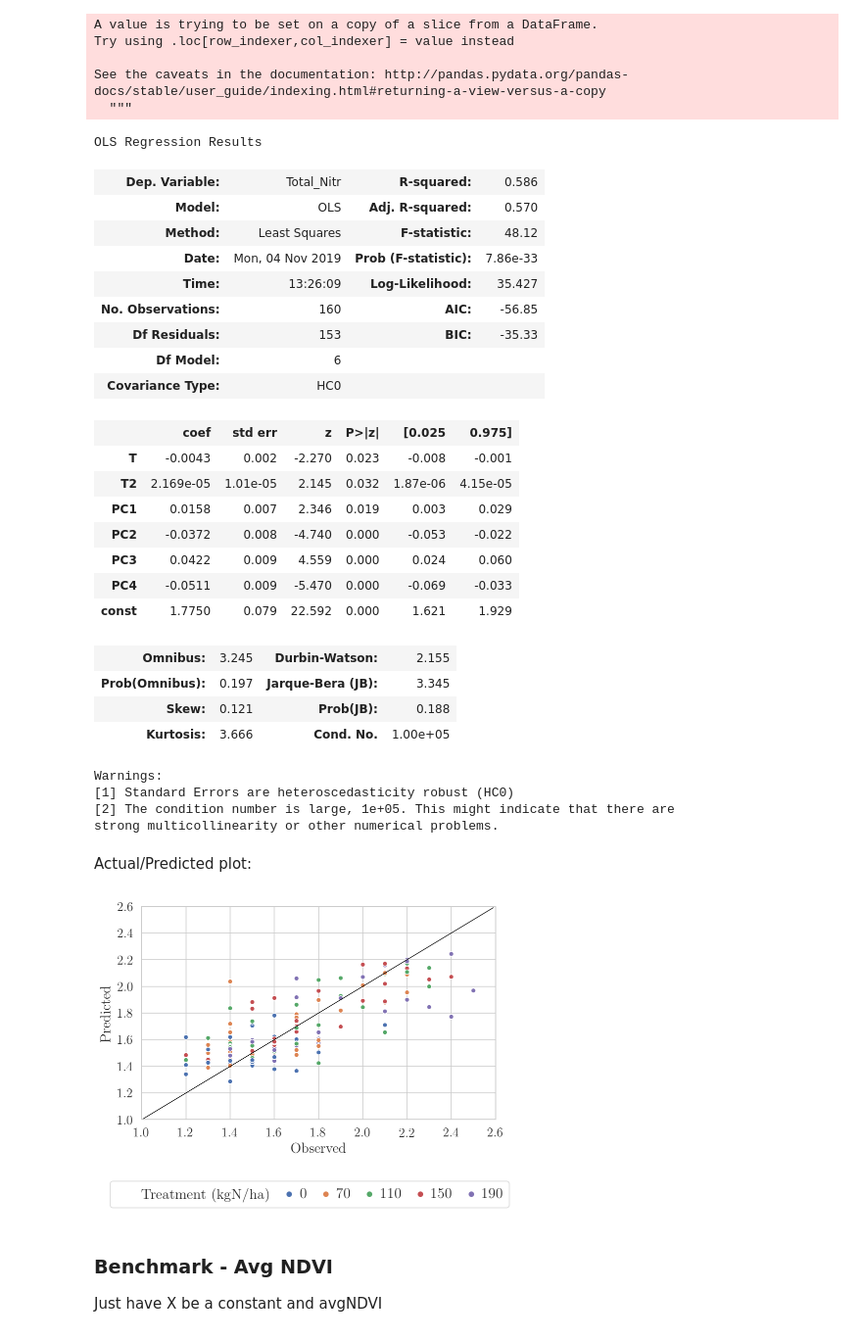
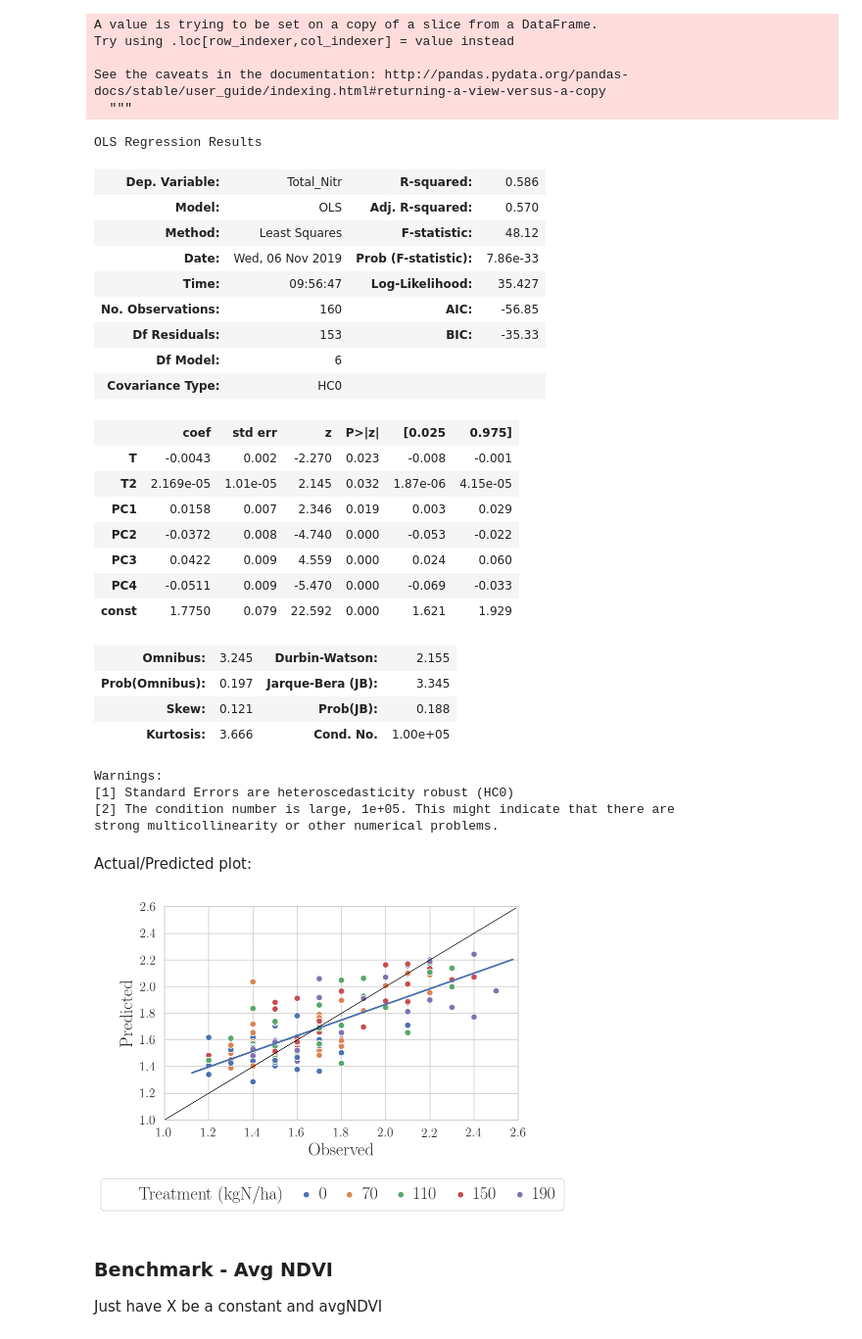
Before and after one commit to RobGarrard/Fine-scale-prediction-of-leaf-nitrogen-content-and-yield-in-sugarcane, a Jupyter notebook: main.ipynb, the cells around one changed output. Shown at 98% size. Saved outputs shown, nothing was run; the diff lists cells and outputs as text; code cells hidden in the pictures.

```diff
--- a/main.ipynb
+++ b/main.ipynb
@@ -92,7 +92,7 @@ import seaborn as sns
 sns.set(context='paper',
         style='whitegrid',
         font='serif',
-        font_scale=1.5,
+        font_scale=2,
         rc={'text.usetex': True})
 sns.set_palette('deep')
 
@@ -474,6 +474,8 @@ dates = [d.strftime("%Y-%m-%d") for d in dates]
 
 # For plot labels, let's shorten it to just the month.
 print(dates)
-date_labels = ['Nov', 'Dec', 'Jan', 'Mar','Apr', 'Jun']
+#date_labels = ['Nov', 'Dec', 'Jan', 'Mar','Apr', 'Jun']
+date_labels = ["\# " + str(i) for i in list(range(1, 7))]
+print(date_labels)
 # %% [output]
 ['2017-11-08', '2017-12-20', '2018-01-31', '2018-03-15', '2018-04-26', '2018-06-06']
@@ -1209,3 +1221,14 @@ leafNData = leafNData.iloc[:, to_retain].dropna(axis=0)
+# %%
+date_to_survey = {'20/12/2017': 'Survey \#2',
+                  '31/01/2018': 'Survey \#3',
+                  '15/03/2018': 'Survey \#4',
+                  '26/04/2018': 'Survey \#5'}
+
+# Function to map date to surevy number
+def map_date_to_survey(date):
+    return date_to_survey[date]
+
+leafNData['Survey'] = leafNData['Date'].apply(map_date_to_survey)
 # %%
 print("Data shape:", leafNData.shape)
 leafNData.head()
@@ -1376,8 +1402,8 @@ OLS Regression Results
 | Dep. Variable: | Total_Nitr | R-squared: | 0.586 |
 | Model: | OLS | Adj. R-squared: | 0.570 |
 | Method: | Least Squares | F-statistic: | 48.12 |
-| Date: | Mon, 04 Nov 2019 | Prob (F-statistic): | 7.86e-33 |
-| Time: | 13:26:09 | Log-Likelihood: | 35.427 |
+| Date: | Wed, 06 Nov 2019 | Prob (F-statistic): | 7.86e-33 |
+| Time: | 09:56:47 | Log-Likelihood: | 35.427 |
 | No. Observations: | 160 | AIC: | -56.85 |
 | Df Residuals: | 153 | BIC: | -35.33 |
 | Df Model: | 6 |  |  |
@@ -1414,17 +1440,24 @@ df['Ncat'] = temp
 Actual/Predicted plot:
 # %%
 # Scatter these and add a 45 degree line corresponding to perfect predictions.
-sns.scatterplot(x='Observed', y='Predicted', hue='Ncat', data=df)
+fsize = 18
+kwargs={'s':40}
+
+
+sns.scatterplot(x='Observed', y='Predicted', hue='Ncat', data=df, **kwargs)
+sns.regplot(x='Observed', y='Predicted', data=df, ci=None, scatter=False)
+
 plt.xlim(1, 2.6)
 plt.ylim(1, 2.6)
 x = np.arange(1, 2.6, 0.01)
 y = x
 plt.plot(x, y, color='black', linewidth=0.7)
-plt.legend(loc='center', bbox_to_anchor=(0.475, -0.35), ncol=6,fontsize=15, handletextpad=-0.25, columnspacing=0.25).texts[0].set_text('Treatment (kgN/ha)')
-
-plt.savefig(img_path + 'Figure10.pdf', bbox_inches='tight', dpi=600)
+plt.legend(loc='center', bbox_to_anchor=(0.475, -0.35), ncol=6,fontsize=fsize, handletextpad=-0.25, columnspacing=0.25).texts[0].set_text('Treatment (kgN/ha)')
+plt.xlabel('Observed', fontsize=fsize)
+plt.ylabel('Predicted', fontsize=fsize)
+plt.savefig(img_path + 'Figure9.pdf', bbox_inches='tight', dpi=600)
 # %% [output]
-[figure, old version]
+[figure, new version]
 # %% [markdown]
 <a id="sec:Benchmark_avgNDVI"></a>
 ### Benchmark - Avg NDVI
```
Also changed, not shown: parts of 18 cells of this notebook, 15 other files.
